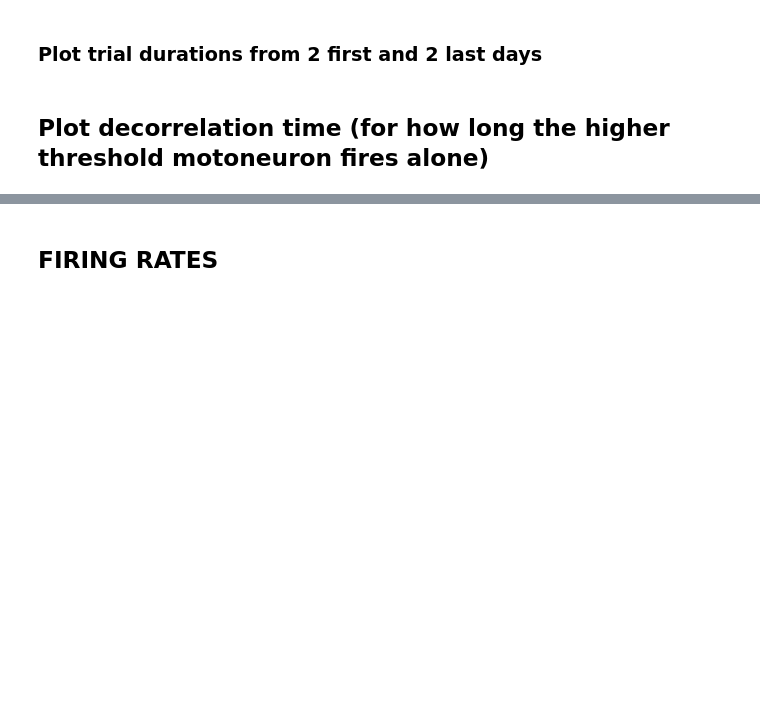
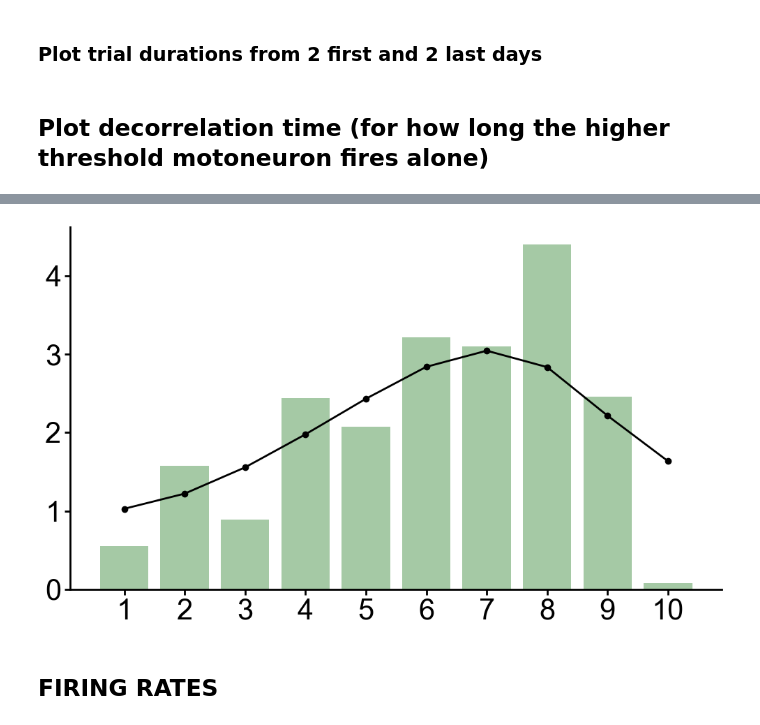
Before and after one commit to natmtc/flexible-motoneuron-control, a Jupyter notebook: Experimental_data_analysis_test.ipynb, the cells around one changed output, grey strips where cells are left out. Saved outputs shown, nothing was run; the diff lists cells and outputs as text; code cells hidden in the pictures; blank space fills up the shorter version.

```diff
--- a/Experimental_data_analysis_test.ipynb
+++ b/Experimental_data_analysis_test.ipynb
@@ -1841,3 +1663,81 @@ Passing `palette` without assigning `hue` is deprecated and will be removed in v
+# %%
+def plot_single_subject_prolonged_firing(subject_key, session_files_dict, base_data_dir, fsamp=2048, save_path=None):
+    import matplotlib.pyplot as plt
+    import numpy as np
+    import os
+    import pickle
+    import re
+    from scipy.ndimage import gaussian_filter1d
+
+    # Set font
+    plt.rcParams['font.family'] = 'Arial'
+
+    session_files = session_files_dict[subject_key]
+    directory_path = os.path.join(base_data_dir, subject_key)
+    day_durations = {day: [] for day in session_files.keys()}
+
+    # Extract durations
+    for day, files in session_files.items():
+        for file_name in files:
+            file_path = os.path.join(directory_path, file_name)
+            with open(file_path, 'rb') as f:
+                data = pickle.load(f)
+
+            data_MU = np.array(data['MU'].tolist())
+            idx_pair = data['Idx_MU_Pair']
+
+            spikes_small = np.where(data_MU[idx_pair[0]] == 1)[0]
+            spikes_large = np.where(data_MU[idx_pair[1]] == 1)[0]
+
+            if len(spikes_small) == 0 or len(spikes_large) == 0:
+                continue
+
+            dur = (spikes_large[-1] - spikes_small[-1]) / fsamp
+            day_durations[day].append(dur)
+
+    # Compute average per day
+    day_avg_durations = {day: np.mean(durs) for day, durs in day_durations.items() if durs}
+    sorted_days = sorted(day_avg_durations.keys(), key=lambda x: int(re.search(r'\d+', x).group()))
+    x_labels = [int(day[3:]) for day in sorted_days]
+    y_values = [day_avg_durations[day] for day in sorted_days]
+    x_positions = np.arange(len(y_values))
+    smoothed_values = gaussian_filter1d(y_values, sigma=1.5)
+
+    # === Plotting ===
+    fig, ax = plt.subplots(figsize=(10, 6))
+    ax.bar(x_positions, y_values, capsize=5, color='#8FBC8F', alpha=0.8)
+    ax.plot(x_positions, smoothed_values, color='black', marker='o', linestyle='-', linewidth=2)
+
+    ax.set_xticks(x_positions)
+    ax.set_xticklabels(x_labels, fontsize=30)
+    ax.tick_params(axis='both', which='major', width=2, length=6, labelsize=30)
+
+    ax.spines['top'].set_visible(False)
+    ax.spines['right'].set_visible(False)
+    ax.spines['left'].set_linewidth(2)
+    ax.spines['bottom'].set_linewidth(2)
+
+    plt.tight_layout()
+    if save_path:
+        plt.savefig(save_path, dpi=300, bbox_inches='tight')
+    plt.show()
+
+plot_single_subject_prolonged_firing(
+    subject_key='S7',
+    session_files_dict={
+        'S1': session_files1,
+        'S2': session_files2,
+        'S3': session_files3,
+        'S4': session_files4,
+        'S6': session_files6,
+        'S7': session_files7
+    },
+    base_data_dir="/Users/nmt121/Desktop/DATA",
+    fsamp=2048,
+    save_path="/Users/nmt121/Desktop/Figures/Decorrelation_times/Decorrelation_time_experimental7.pdf"
+)
+# %% [output]
+[figure, added]
 # %% [markdown]
 ## FIRING RATES
 # %%
```
Also changed, not shown: parts of 37 cells of this notebook.
